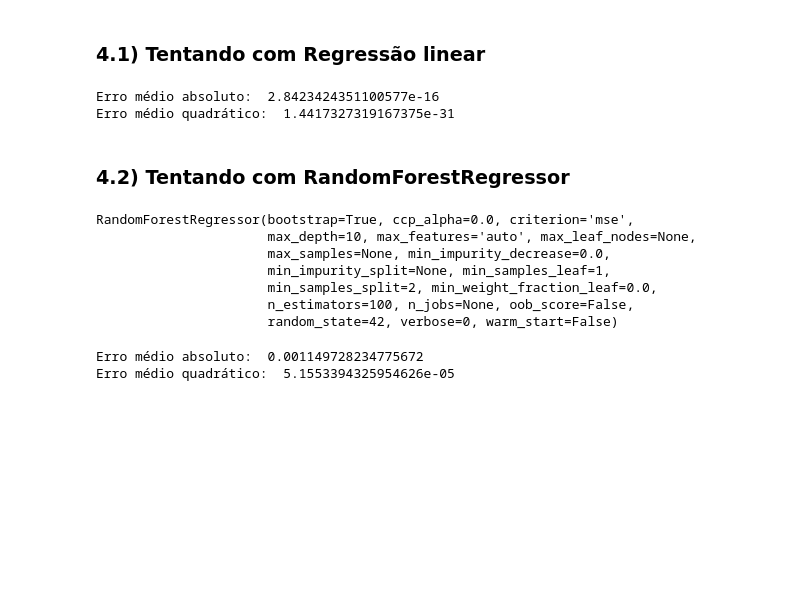
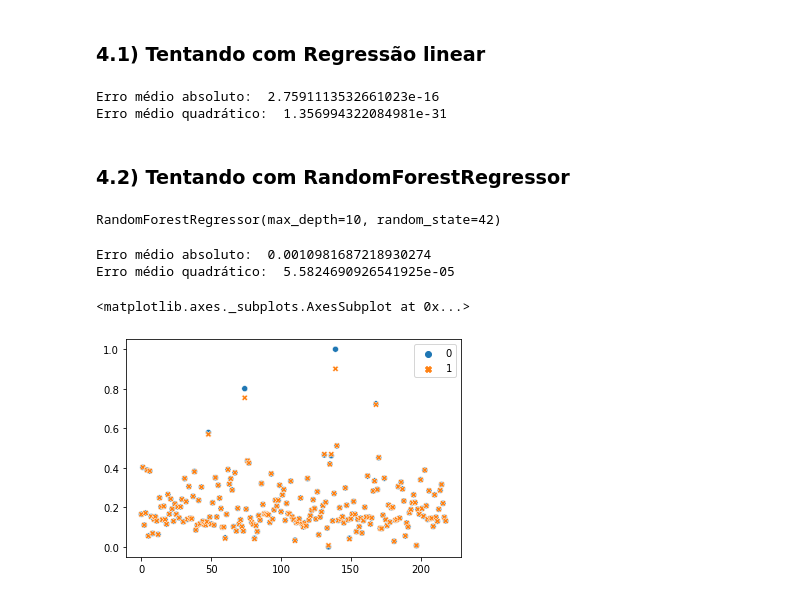
Before and after one commit to withoutCoffee/House_Prices, a Jupyter notebook: Projeto_ICD.ipynb, the cells around one changed output. Drawn from its saved outputs; the diff is of its cells as text; code cells hidden in the pictures; blank space fills up the shorter version.

Commit message:
add scatterplot

```diff
--- a/Projeto_ICD.ipynb
+++ b/Projeto_ICD.ipynb
@@ -20,12 +18,12 @@ Drive already mounted at /gdrive; to attempt to forcibly remount, call drive.mou
 # %%
 ## Meu caminho google drive
-X_train = pd.read_csv('/gdrive/My Drive/Colab Notebooks/train.csv', sep = ',')
-X_test = pd.read_csv('/gdrive/My Drive/Colab Notebooks/test.csv', sep = ',')
+#X_train = pd.read_csv('/gdrive/My Drive/Colab Notebooks/train.csv', sep = ',')
+#X_test = pd.read_csv('/gdrive/My Drive/Colab Notebooks/test.csv', sep = ',')
 
 ## Caminho de localhost
-#folder = 'dataset'
-#X_train = pd.read_csv(folder+'/train.csv', sep = ',')
-#X_test = pd.read_csv(folder+'/test.csv', sep = ',')
+folder = 'dataset'
+X_train = pd.read_csv(folder+'/train.csv', sep = ',')
+X_test = pd.read_csv(folder+'/test.csv', sep = ',')
 # %%
 X_train.head()
 # %% [output]
@@ -495,8 +506,8 @@ y_pred = reg.predict(X_test)
 print("Erro médio absoluto: ", str(mean_absolute_error(y_test, y_pred)))
 print("Erro médio quadrático: ", str(mean_squared_error(y_test, y_pred)))
 # %% [output]
-Erro médio absoluto:  2.8423424351100577e-16
-Erro médio quadrático:  1.4417327319167375e-31
+Erro médio absoluto:  2.7591113532661023e-16
+Erro médio quadrático:  1.356994322084981e-31
 # %% [markdown]
 ### 4.2) Tentando com RandomForestRegressor
 # %%
@@ -504,17 +515,16 @@ regr = RandomForestRegressor(max_depth=10, random_state= 42)
 # %%
 regr.fit(X_train, y_train)
 # %% [output]
-RandomForestRegressor(bootstrap=True, ccp_alpha=0.0, criterion='mse',
-                      max_depth=10, max_features='auto', max_leaf_nodes=None,
-                      max_samples=None, min_impurity_decrease=0.0,
-                      min_impurity_split=None, min_samples_leaf=1,
-                      min_samples_split=2, min_weight_fraction_leaf=0.0,
-                      n_estimators=100, n_jobs=None, oob_score=False,
-                      random_state=42, verbose=0, warm_start=False)
+RandomForestRegressor(max_depth=10, random_state=42)
 # %%
 y_pred = regr.predict(X_test)
 print("Erro médio absoluto: ", str(mean_absolute_error(y_test, y_pred)))
 print("Erro médio quadrático: ", str(mean_squared_error(y_test, y_pred)))
 # %% [output]
-Erro médio absoluto:  0.001149728234775672
-Erro médio quadrático:  5.1553394325954626e-05
+Erro médio absoluto:  0.0010981687218930274
+Erro médio quadrático:  5.5824690926541925e-05
+# %%
+sns.scatterplot(data = [np.concatenate(y_test),y_pred])
+# %% [output]
+<matplotlib.axes._subplots.AxesSubplot at 0x...>
+[figure, added]
```
Also changed, not shown: parts of 11 cells of this notebook, 1 other file.
